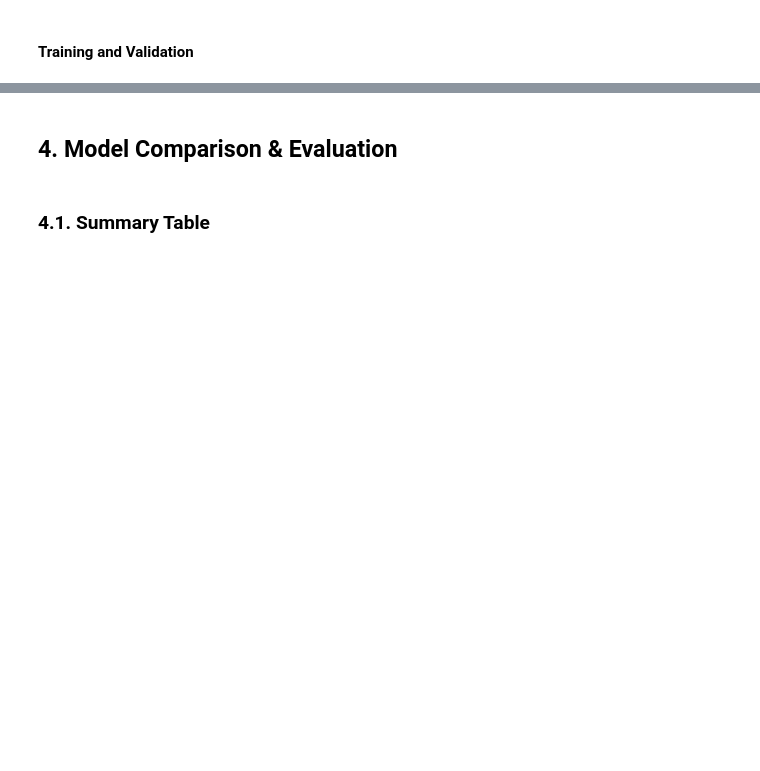
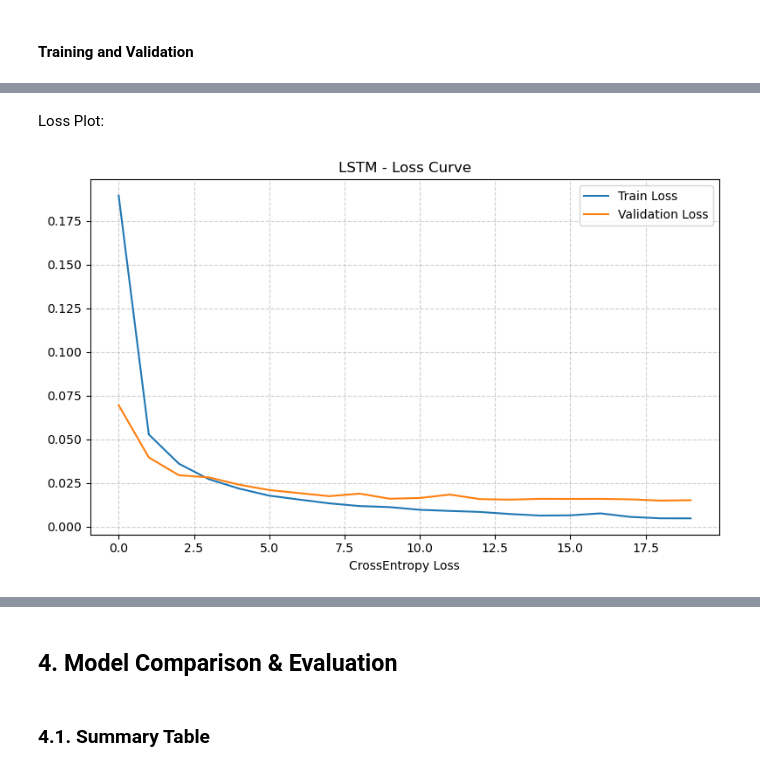
Before and after one commit to Joaomuianga/ML-team-collaboration, a Jupyter notebook: 3_TimeSeries/notebooks/Team11_TimeSeries_Notebook.ipynb, the cells around one changed output, grey strips where cells are left out. Drawn from its saved outputs; the diff is of its cells as text; code cells hidden in the pictures; blank space fills up the shorter version.

```diff
--- a/3_TimeSeries/notebooks/Team11_TimeSeries_Notebook.ipynb
+++ b/3_TimeSeries/notebooks/Team11_TimeSeries_Notebook.ipynb
@@ -556,0 +596,9 @@ It can be done using LabelEncoder() but, as there are only 3 classes, we can do
+# %%
+X_train_tensor = torch.tensor(X_train, dtype=torch.float32)
+y_train_tensor = torch.tensor(y_train, dtype=torch.long)
+
+X_test_tensor = torch.tensor(X_test, dtype=torch.float32)
+y_test_tensor = torch.tensor(y_test, dtype=torch.long)
+
+print(f"X_train_tensor shape: {list(X_train_tensor.shape)}")
+print(f"y_train_tensor shape: {list(y_train_tensor.shape)}")
@@ -579,2 +947,22 @@ It can be done using LabelEncoder() but, as there are only 3 classes, we can do
 # %% [markdown]
 #### Training and Validation
+# %%
+train_losses = []
+test_losses = []
+train_acc = []
+test_acc = []
+
+for epoch in range(num_epochs):
+    train_loss, train_accuracy = process_epoch(model_lstm, train_loader, criterion, optimizer)
+    test_loss, test_accuracy = process_epoch(model_lstm, test_loader, criterion)
+
+    train_losses.append(train_loss)
+    test_losses.append(test_loss)
+    train_acc.append(train_accuracy)
+    test_acc.append(test_accuracy)
+
+    print(
+        f"Epoch [{epoch+1}/{num_epochs}] "
+        f"Train Loss: {train_loss:.4f}, Train Acc: {train_accuracy:.4f} | "
+        f"Test Loss: {test_loss:.4f}, Test Acc: {test_accuracy:.4f}"
+    )
@@ -580,0 +990,17 @@ It can be done using LabelEncoder() but, as there are only 3 classes, we can do
+# %% [markdown]
+Loss Plot:
+# %%
+plt.figure(figsize=(8, 5))
+plt.plot(train_losses, label = "Train Loss")
+plt.plot(test_losses, label = "Validation Loss")
+
+plt.title("LSTM - Loss Curve")
+plt.xlabel("Epochs")
+plt.xlabel("CrossEntropy Loss")
+plt.legend()
+plt.grid(True, linestyle='--', alpha=0.6)
+
+plt.tight_layout()
+plt.show()
+# %% [output]
+[figure, added]
```
Also changed, not shown: parts of 50 cells of this notebook.
